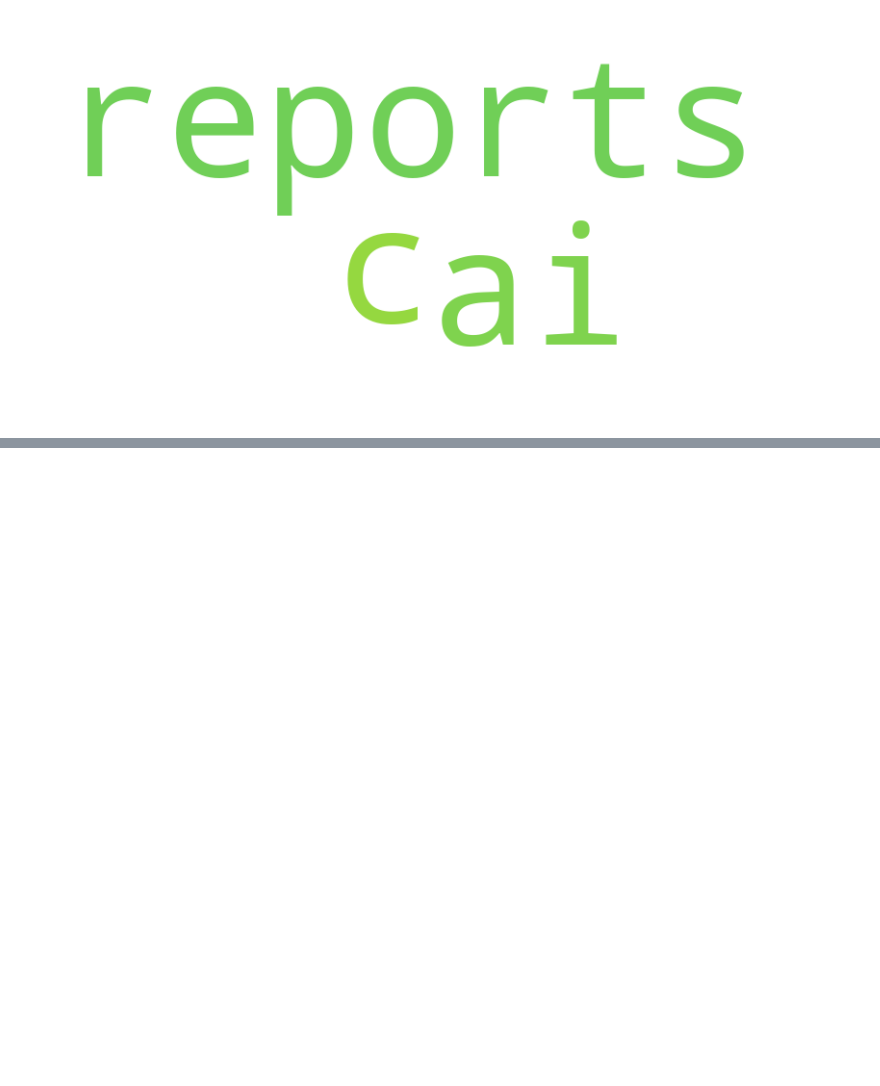
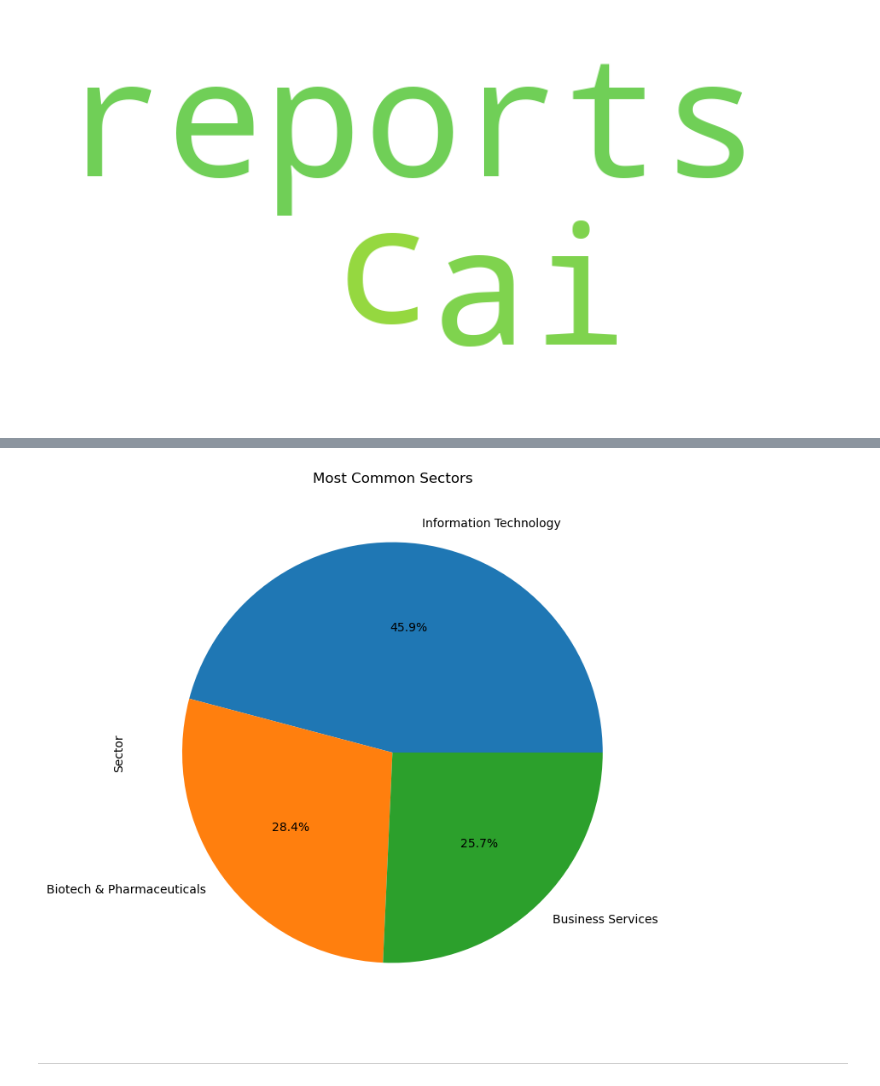
Before and after one commit to AyseTheArk/Job-Recommender-System, a Jupyter notebook: Recommender/jobrec.ipynb, the cells around one changed output, grey strips where cells are left out. Drawn from its saved outputs; the diff is of its cells as text; code cells hidden in the pictures; blank space fills up the shorter version.

```diff
--- a/Recommender/jobrec.ipynb
+++ b/Recommender/jobrec.ipynb
@@ -217,0 +320,10 @@ Explanation for MED TECH/LAB SCIENTIST - LABORATORY:
+# %%
+# Pie chart for Most Common Sectors
+plt.figure(figsize=(8, 8))
+jd_df['Sector'].value_counts().head(3).plot.pie(autopct='%1.1f%%')
+plt.title('Most Common Sectors')
+plt.show()
+# %% [output]
+[figure, added]
+# %% [markdown]
+--------------------------
```
Also changed, not shown: parts of 17 cells of this notebook.
